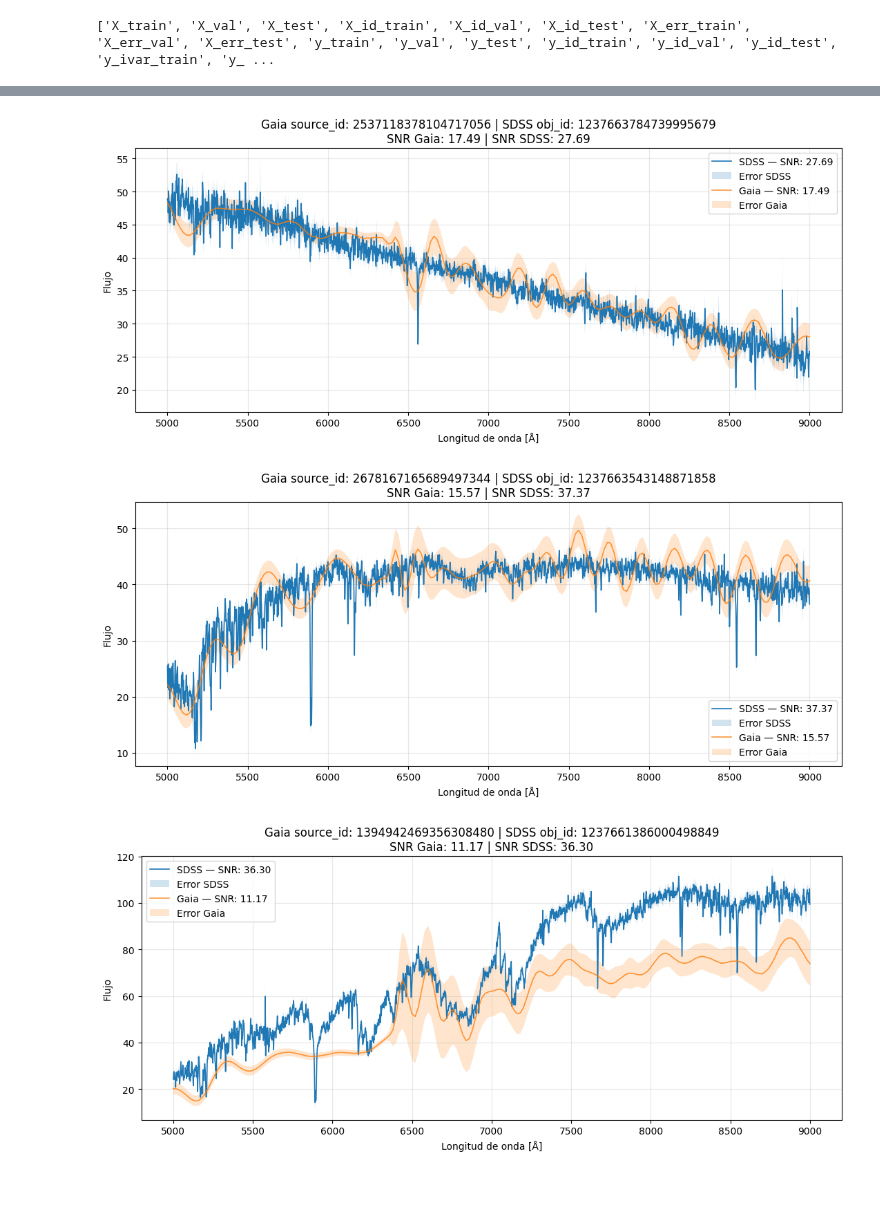
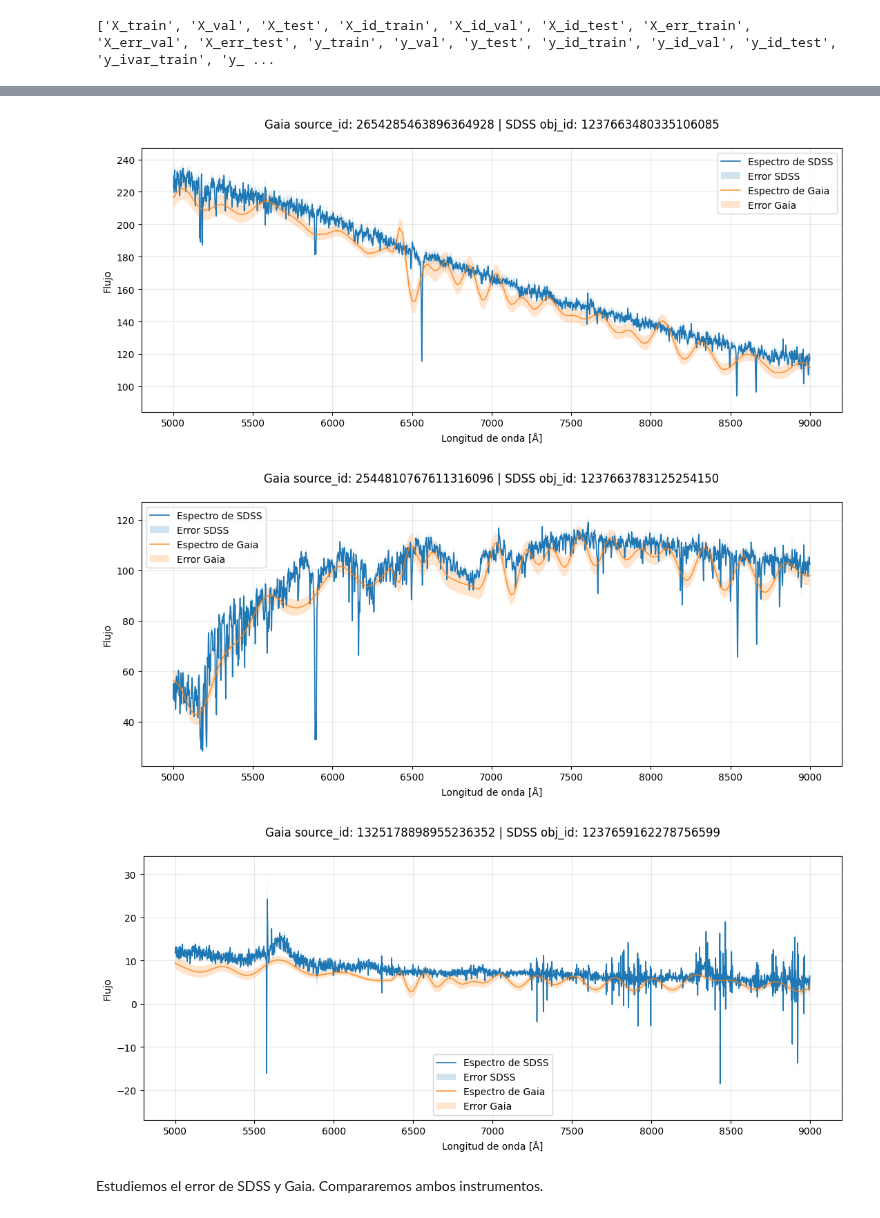
Before and after one commit to javier-cacho-master-ai/trabajo-fin-master, a Jupyter notebook: solution/data process/SNR-diagrama.ipynb, the cells around one changed output, grey strips where cells are left out. Cells and saved outputs as stored; diff of their text form; code cells hidden in the pictures; blank space fills up the shorter version.

Commit message:
working on graphics for SNR

```diff
--- a/solution/data process/SNR-diagrama.ipynb
+++ b/solution/data process/SNR-diagrama.ipynb
@@ -3,7 +3,7 @@ import numpy as np
 from pathlib import Path
 import matplotlib.pyplot as plt
 
-processed_path = Path("/Users/carlasequero/Desktop/trabajo-fin-master/solution/data/splits/processed_data_duplicates_erased.npz")
+processed_path = Path("/Users/carlasequero/Desktop/trabajo-fin-master/solution/data/splits/processed_data_no_duplicates.npz")
 
 data = np.load(processed_path)
 
@@ -107,7 +137,7 @@ def plot_random_examples(
         plt.plot(
             sdss_wavelength[valid_sdss],
             y[idx][valid_sdss],
-            label=f"SDSS — SNR: {sdss_snr:.2f}",
+            label=f"Espectro de SDSS",
             linewidth=1.2
         )
 
@@ -124,7 +154,7 @@ def plot_random_examples(
         plt.plot(
             gaia_wavelength[valid_gaia],
             X[idx][valid_gaia],
-            label=f"Gaia — SNR: {gaia_snr:.2f}",
+            label=f"Espectro de Gaia",
             linewidth=1.2,
             alpha=0.8
         )
@@ -144,8 +174,6 @@ def plot_random_examples(
         plt.title(
             f"Gaia source_id: {gaia_ID[idx]} | "
             f"SDSS obj_id: {sdss_ID[idx]}\n"
-            f"SNR Gaia: {gaia_snr:.2f} | "
-            f"SNR SDSS: {sdss_snr:.2f}"
         )
 
         plt.legend()
@@ -156,15 +184,15 @@ def plot_random_examples(
     return random_indices
 # %%
 random_indices = plot_random_examples(
-    X=X_test,
-    X_err=X_err_test,
-    y=y_test,
-    y_ivar=y_ivar_test,
+    X=X,
+    X_err=X_err,
+    y=y,
+    y_ivar=y_ivar,
     gaia_wavelength=gaia_wavelength,
     sdss_wavelength=sdss_wavelength,
-    gaia_ID=X_id_test,
-    sdss_ID=y_id_test,
+    gaia_ID=X_id,
+    sdss_ID=y_id,
     n_examples=5,
-    seed=42
+    seed=23 #42
 )
 # %% [output]
@@ -173,3 +201,5 @@ random_indices = plot_random_examples(
-[figure, old version]
+[figure, new version]
-[figure, old version]
+[figure, new version]
-[figure, old version]
+[figure, new version]
+# %% [markdown]
+Estudiemos el error de SDSS y Gaia. Compararemos ambos instrumentos.
```
Also changed, not shown: parts of 9 cells of this notebook, 2 other files.
